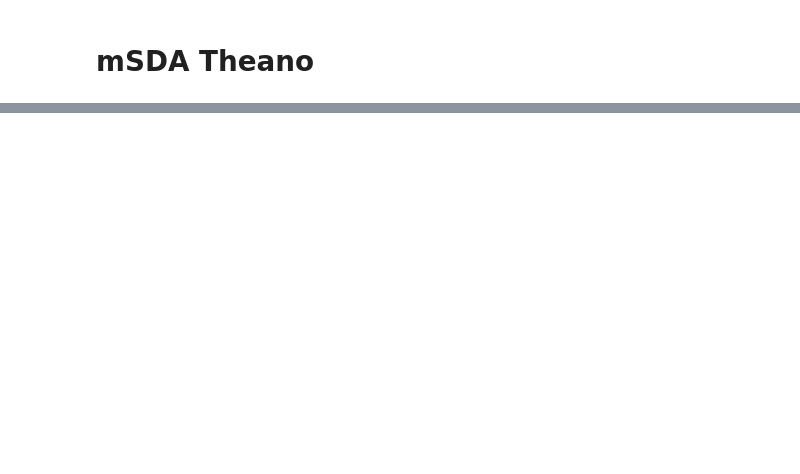
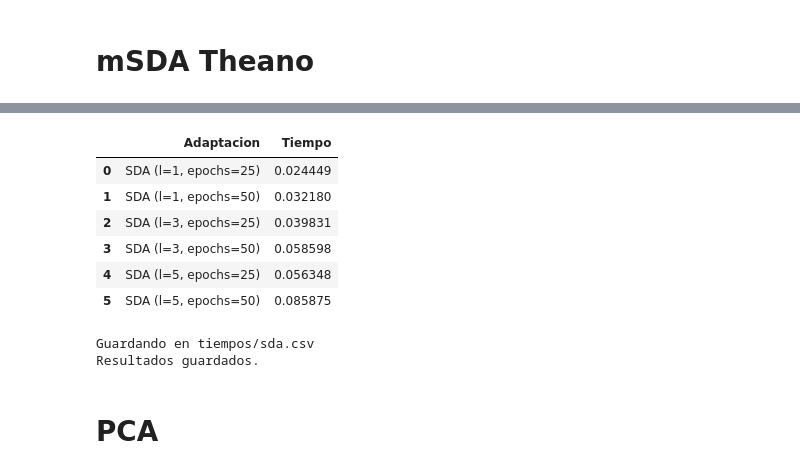
Before and after one commit to franciscoprimero/Memoria, a Jupyter notebook: Pruebas de Tiempo.ipynb, the cells around one changed output, grey strips where cells are left out. Drawn from its saved outputs; the diff is of its cells as text; code cells hidden in the pictures; blank space fills up the shorter version.

```diff
--- a/Pruebas de Tiempo.ipynb
+++ b/Pruebas de Tiempo.ipynb
@@ -186,0 +206,6 @@ new_msda.predict(Xs_1[:1000, :]).shape
+# %%
+# se divide el dataset para los datos de entrenamiento y validacion del SDA
+X_train, X_val, _, _ = train_test_split(X, np.zeros(X.shape[0]), test_size=0.2, random_state=42)
+
+print X_train.shape
+print X_val.shape
@@ -186,0 +215,35 @@ new_msda.predict(Xs_1[:1000, :]).shape
+# %%
+layers = [[dims/2],
+          [dims/2, dims/2, dims/2],
+          [dims/2, dims/2, dims/2, dims/2, dims/2]]
+
+epochs = [25, 50]
+runs = 5
+# %%
+for j in xrange(runs):
+    print j+1
+    for epoch in epochs:
+        for layer in layers:
+            nombre = "SDA (l=%d, epochs=%d)" % (len(layer), epoch)
+            print nombre
+
+            autoencoder, encoder = create_SDA(X_train.shape[1], layer, 0.3)
+
+            t_inicio = timeit.default_timer()
+
+            print "\tEntrenando autoencoder..."
+            autoencoder.fit(X_train, X_train,
+               epochs=epoch,
+               batch_size=256,
+               shuffle=True,
+               verbose=0,
+               validation_data=(X_val, X_val))
+
+            t_fin = timeit.default_timer()
+
+            tiempo = (t_fin - t_inicio)/60.
+            print "\tEntrenado en %.3fm" % tiempo
+
+            df_sda.loc[i] = [nombre, tiempo]
+
+            i = i+1
@@ -186,0 +268,20 @@ new_msda.predict(Xs_1[:1000, :]).shape
+# %%
+df_sda = df_sda.groupby('Adaptacion').mean().reset_index()
+df_sda
+# %% [output]
+|  | Adaptacion | Tiempo |
+| 0 | SDA (l=1, epochs=25) | 0.024449 |
+| 1 | SDA (l=1, epochs=50) | 0.032180 |
+| 2 | SDA (l=3, epochs=25) | 0.039831 |
+| 3 | SDA (l=3, epochs=50) | 0.058598 |
+| 4 | SDA (l=5, epochs=25) | 0.056348 |
+| 5 | SDA (l=5, epochs=50) | 0.085875 |
+# %%
+print "Guardando en %s" % new_times_path
+df_sda.to_csv(new_times_path)
+print "Resultados guardados."
+# %% [output]
+Guardando en tiempos/sda.csv
+Resultados guardados.
+# %% [markdown]
+# PCA
```
Also changed, not shown: parts of 47 cells of this notebook, 8 other files.
